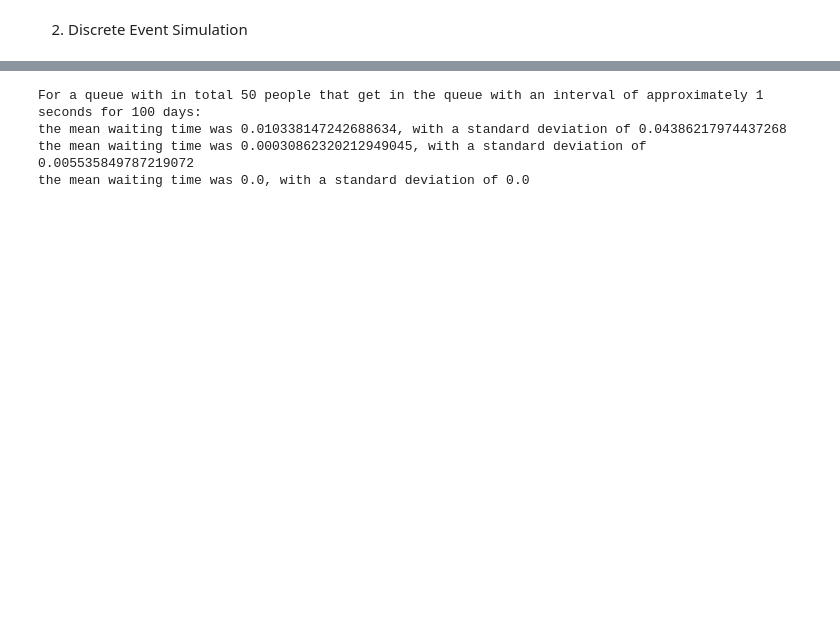
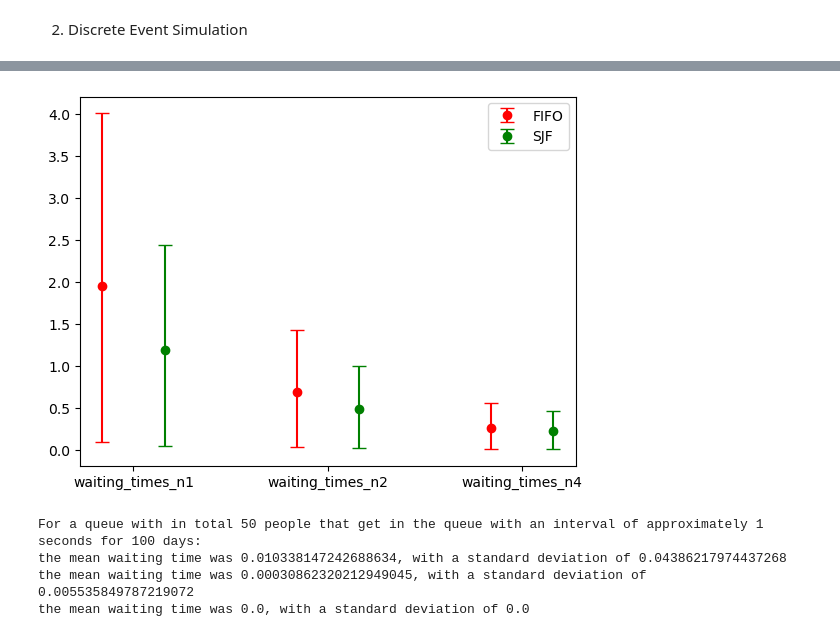
Before and after one commit to LoesBijman/stochastic_2, a Jupyter notebook: assignment_2.ipynb, the cells around one changed output, grey strips where cells are left out. Cells and saved outputs as stored; diff of their text form; code cells hidden in the pictures; blank space fills up the shorter version.

```diff
--- a/assignment_2.ipynb
+++ b/assignment_2.ipynb
@@ -181,3 +145,33 @@ System load 4 servers: 0.5
+# %%
+def plot_conf_95(waiting_times):
+    mean = np.mean(waiting_times)
+
+    confidence_interval =st.t.interval(confidence=0.95, df=len(waiting_times)-1, loc=mean, scale=st.sem(waiting_times))
+    yerr = np.array([[confidence_interval[0], confidence_interval[1]]])
+    return mean, yerr
+
+m1, yerr1 = plot_conf_95(wait_total_n1)
+m2, yerr2 = plot_conf_95(wait_total_n2)
+m4, yerr4 = plot_conf_95(wait_total_n4)
+
+m1_sjf, yerr1_sjf = plot_conf_95(wait_total_n1_sjf)
+m2_sjf, yerr2_sjf = plot_conf_95(wait_total_n2_sjf)
+m4_sjf, yerr4_sjf = plot_conf_95(wait_total_n4_sjf)
+
+plt.errorbar(x=1-0.16, y=m1, yerr=yerr1.T, fmt='o', capsize=5, label='FIFO', color = 'red')
+plt.errorbar(x=1+0.16, y=m1_sjf, yerr=yerr1_sjf.T, fmt='o', capsize=5, label='SJF', color = 'green')
+
+plt.errorbar(x=2-0.16, y=m2, yerr=yerr2.T, fmt='o', capsize=5,color = 'red')
+plt.errorbar(x=2+0.16, y=m2_sjf, yerr=yerr2_sjf.T, fmt='o', capsize=5,color = 'green')
+
+plt.errorbar(x=3-0.16, y=m4, yerr=yerr4.T, fmt='o', capsize=5,color = 'red')
+plt.errorbar(x=3+0.16, y=m4_sjf, yerr=yerr4_sjf.T, fmt='o', capsize=5,color = 'green')
+
+plt.xticks([1, 2, 3], ['waiting_times_n1', 'waiting_times_n2', 'waiting_times_n4'])
+plt.legend()
+plt.show()
+# %% [output]
+[figure, added]
 # %%
 print(f"For a queue with in total {n_persons} people that get in the queue with an interval of approximately {arrival_rate} seconds for {runs} days:")
 print(f"the mean waiting time was {np.mean(waiting_times_n1)}, with a standard deviation of {np.std(waiting_times_n1)}")
```
Also changed, not shown: parts of 6 cells of this notebook.
